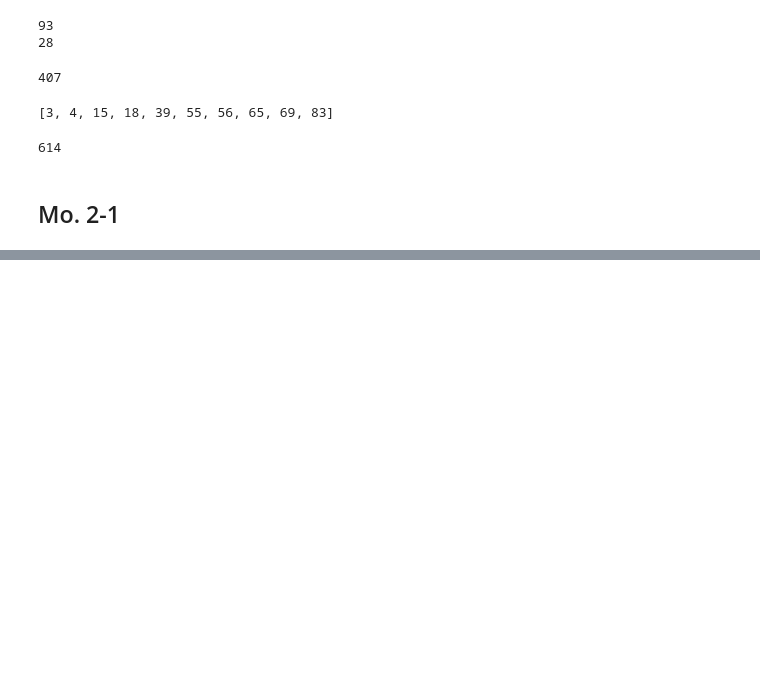
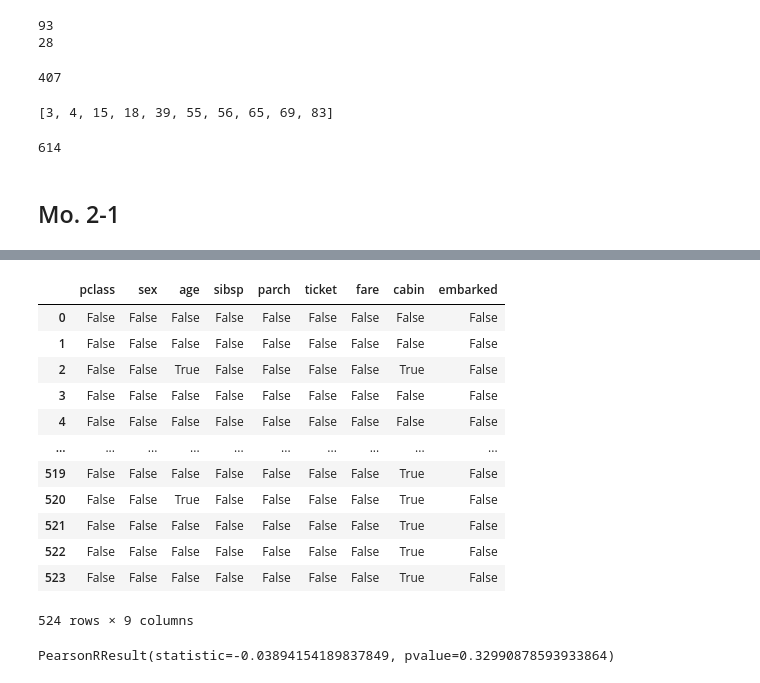
Before and after one commit to MumJetty/BigData, a Jupyter notebook: My Project/gfi01.ipynb, the cells around one changed output, grey strips where cells are left out. Cells and saved outputs as stored; diff of their text form; code cells hidden in the pictures; blank space fills up the shorter version.

```diff
--- a/My Project/gfi01.ipynb
+++ b/My Project/gfi01.ipynb
@@ -264,0 +412,10 @@ y_train = pd.read_csv(r'C:\빅데이터분석기사 실기 모의고사\data\모
+# %%
+# name은 텍스트 전처리 등의 방법으로 분석 가능하기도 하지만 편의상 제외
+
+# 데이터들에서 ID, name 컬럼 삭제
+
+X_train = X_train.drop(columns = ['ID' , 'name'])
+
+X_test = X_test.drop(columns = ['ID' , 'name'])
+
+y_train = y_train.drop(columns = 'ID')
@@ -264,0 +453,17 @@ y_train = pd.read_csv(r'C:\빅데이터분석기사 실기 모의고사\data\모
+# %%
+# 참고. 썸을 안 쳤을 때는 이렇게 나옴
+X_test.isna()
+# %% [output]
+|  | pclass | sex | age | sibsp | parch | ticket | fare | cabin | embarked |
+| 0 | False | False | False | False | False | False | False | False | False |
+| 1 | False | False | False | False | False | False | False | False | False |
+| 2 | False | False | True | False | False | False | False | True | False |
+| 3 | False | False | False | False | False | False | False | False | False |
+| 4 | False | False | False | False | False | False | False | False | False |
+| ... | ... | ... | ... | ... | ... | ... | ... | ... | ... |
+| 519 | False | False | False | False | False | False | False | True | False |
+| 520 | False | False | True | False | False | False | False | True | False |
+| 521 | False | False | False | False | False | False | False | True | False |
+| 522 | False | False | False | False | False | False | False | True | False |
+| 523 | False | False | False | False | False | False | False | True | False |
+524 rows × 9 columns
@@ -264,0 +476,10 @@ y_train = pd.read_csv(r'C:\빅데이터분석기사 실기 모의고사\data\모
+# %%
+# 피어슨 상관계수 | pearsonr( , ) = (상관계수, p-Value) | 유의수준 5%에서 귀무가설 기각
+# ; 여기서 p-Value가 0.05 보다 크므로 유의하지 않다. | 상관관계도 적은데다가 음수
+# ; 물결 '~'는 '포함되어있지않으면'.
+
+from scipy.stats import pearsonr
+
+pearsonr(y_train['survived'][~cond_na], X_train['age'][~cond_na])
+# %% [output]
+PearsonRResult(statistic=-0.03894154189837849, pvalue=0.32990878593933864)
```
Also changed, not shown: parts of 18 cells of this notebook.
